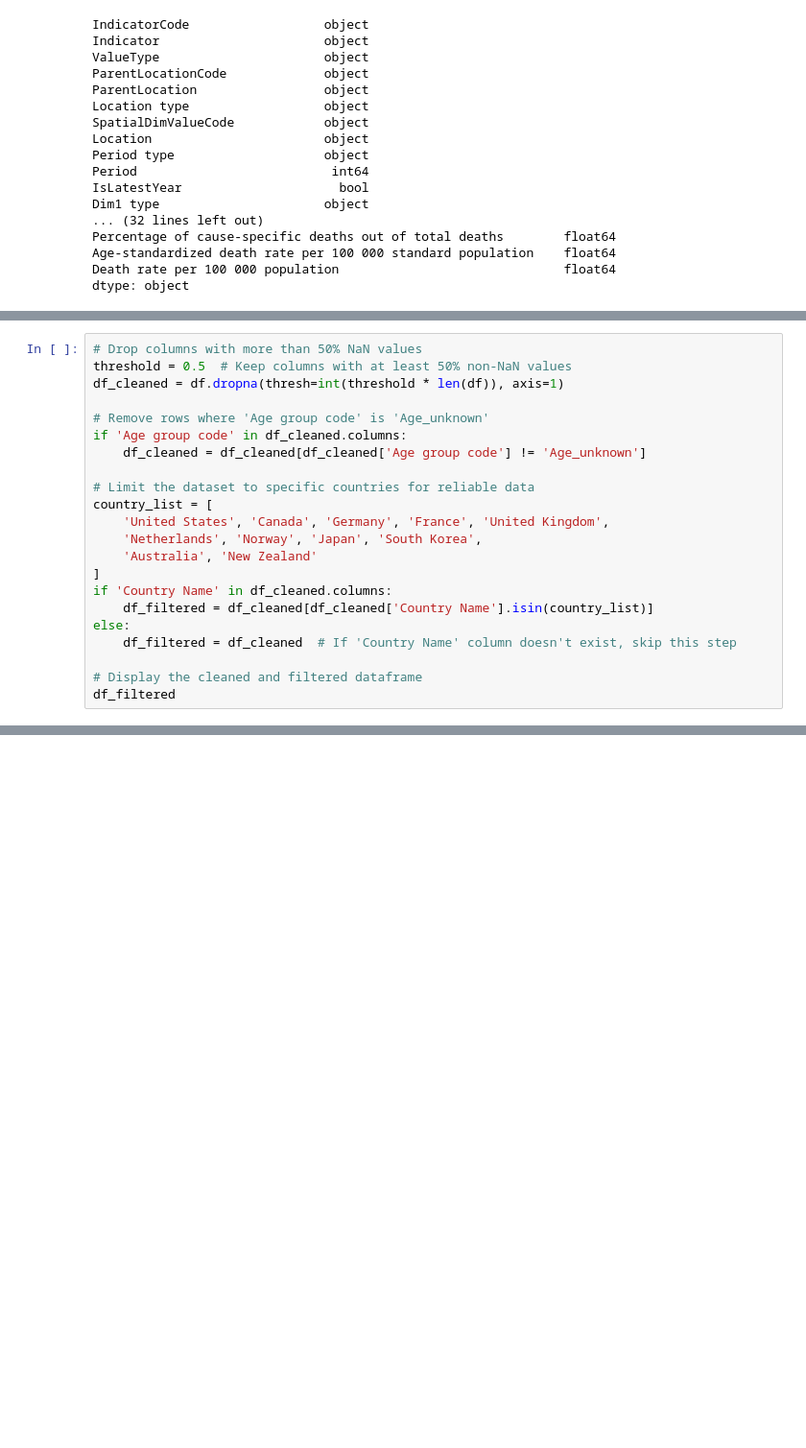
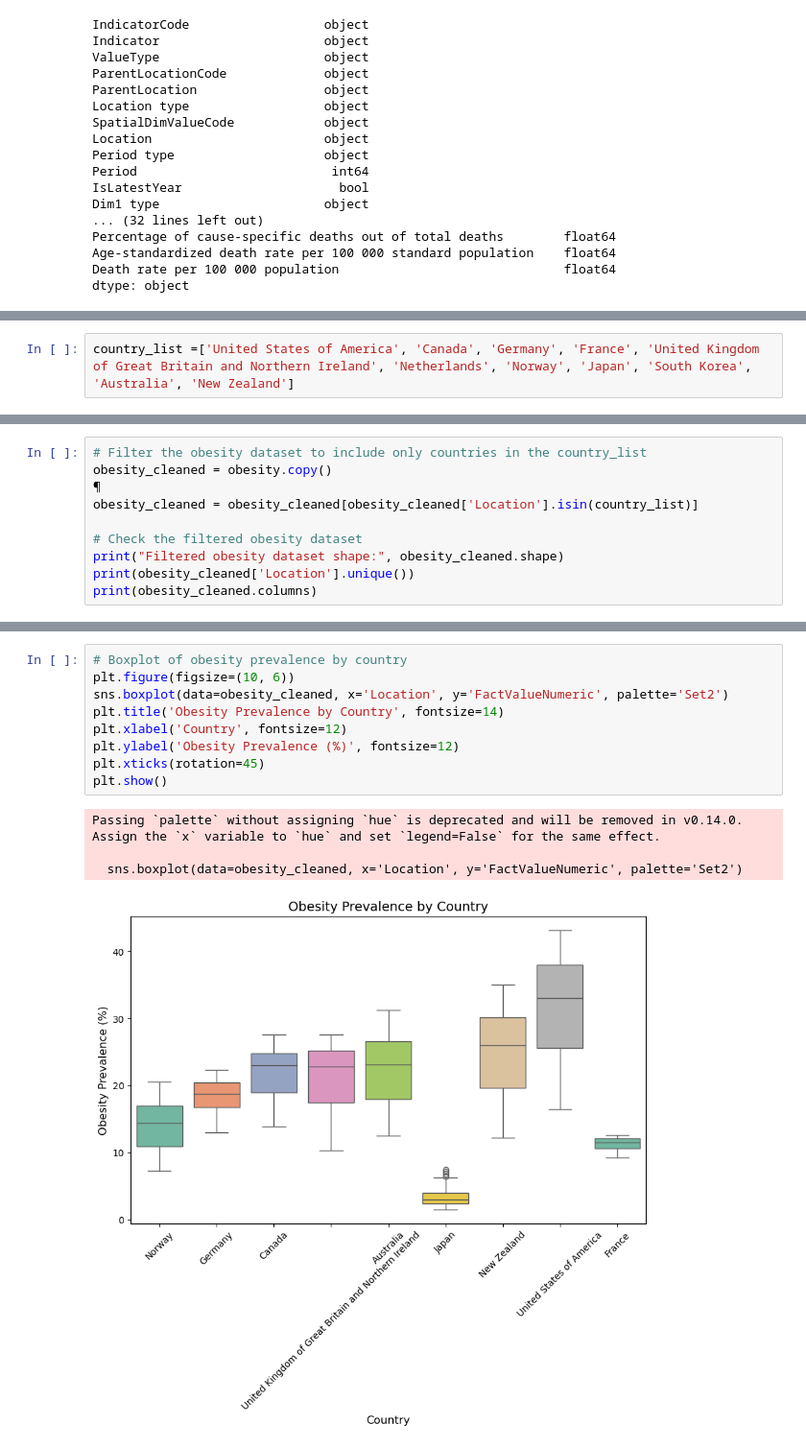
Before and after one commit to Dylanuripark/CS109-CardiovascularHealth, a Jupyter notebook: main.ipynb, the cells around one changed output, grey strips where cells are left out. Shown at 96% size. Saved outputs shown, nothing was run; the diff lists cells and outputs as text; blank space fills up the shorter version.

```diff
--- a/main.ipynb
+++ b/main.ipynb
@@ -133 +176,3 @@ dtype: object
+# %%
+country_list =['United States of America', 'Canada', 'Germany', 'France', 'United Kingdom of Great Britain and Northern Ireland', 'Netherlands', 'Norway', 'Japan', 'South Korea', 'Australia', 'New Zealand']
 # %%
@@ -150,22 +185,0 @@ df.head()
-# %%
-# Drop columns with more than 50% NaN values
-threshold = 0.5  # Keep columns with at least 50% non-NaN values
-df_cleaned = df.dropna(thresh=int(threshold * len(df)), axis=1)
-
-# Remove rows where 'Age group code' is 'Age_unknown'
-if 'Age group code' in df_cleaned.columns:
-    df_cleaned = df_cleaned[df_cleaned['Age group code'] != 'Age_unknown']
-
-# Limit the dataset to specific countries for reliable data
-country_list = [
-    'United States', 'Canada', 'Germany', 'France', 'United Kingdom',
-    'Netherlands', 'Norway', 'Japan', 'South Korea',
-    'Australia', 'New Zealand'
-]
-if 'Country Name' in df_cleaned.columns:
-    df_filtered = df_cleaned[df_cleaned['Country Name'].isin(country_list)]
-else:
-    df_filtered = df_cleaned  # If 'Country Name' column doesn't exist, skip this step
-
-# Display the cleaned and filtered dataframe
-df_filtered
@@ -185,0 +186,10 @@ df_filtered
+# %%
+# Filter the obesity dataset to include only countries in the country_list
+obesity_cleaned = obesity.copy()
+¶
+obesity_cleaned = obesity_cleaned[obesity_cleaned['Location'].isin(country_list)]
+
+# Check the filtered obesity dataset
+print("Filtered obesity dataset shape:", obesity_cleaned.shape)
+print(obesity_cleaned['Location'].unique())
+print(obesity_cleaned.columns)
@@ -193,0 +314,14 @@ DataFrame saved to data/cleaned_mortality_data.csv
+# %%
+# Boxplot of obesity prevalence by country
+plt.figure(figsize=(10, 6))
+sns.boxplot(data=obesity_cleaned, x='Location', y='FactValueNumeric', palette='Set2')
+plt.title('Obesity Prevalence by Country', fontsize=14)
+plt.xlabel('Country', fontsize=12)
+plt.ylabel('Obesity Prevalence (%)', fontsize=12)
+plt.xticks(rotation=45)
+plt.show()
+# %% [output]
+Passing `palette` without assigning `hue` is deprecated and will be removed in v0.14.0. Assign the `x` variable to `hue` and set `legend=False` for the same effect.
+
+  sns.boxplot(data=obesity_cleaned, x='Location', y='FactValueNumeric', palette='Set2')
+[figure, added]
```
Also changed, not shown: parts of 20 cells of this notebook, 2 other files.
